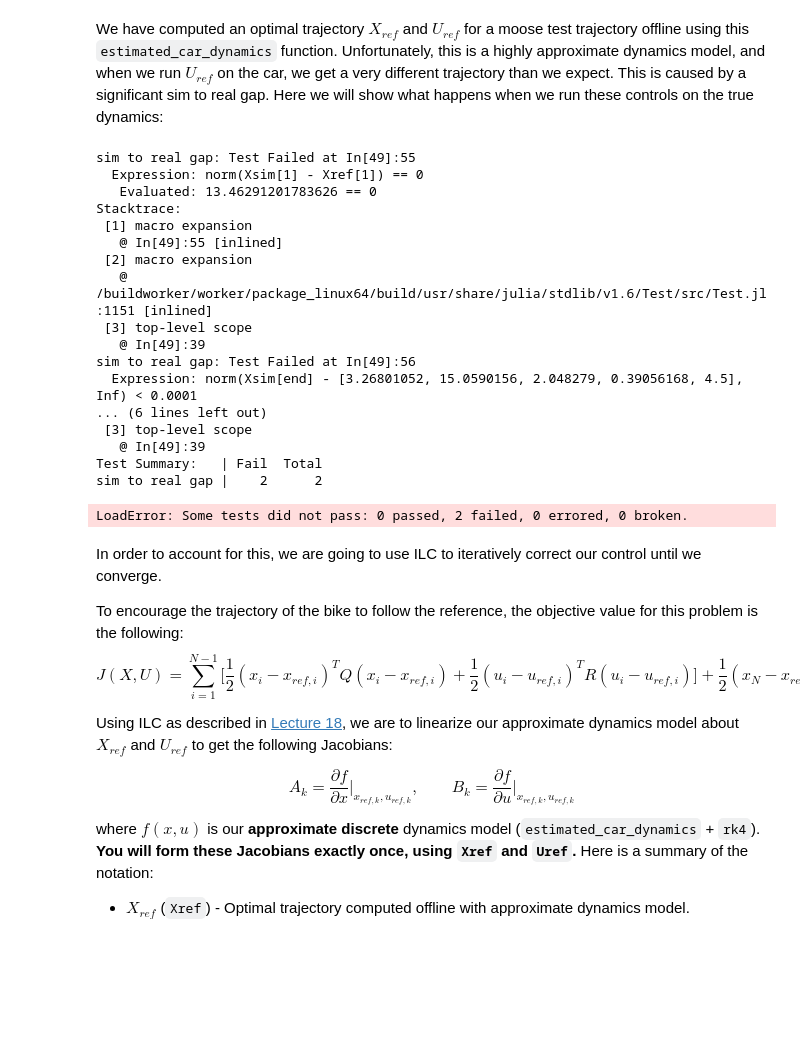
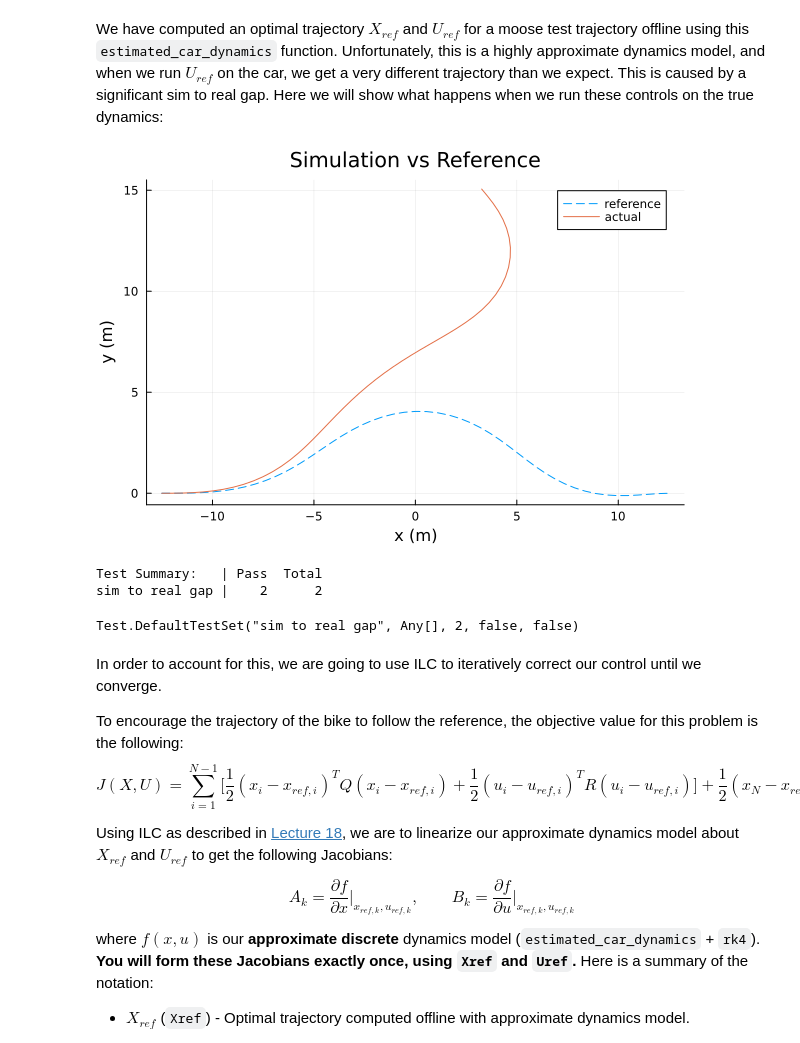
Before and after one commit to stevenwman/OCRL2024, a Jupyter notebook: HW/HW4_S24/Q1.ipynb, the cells around one changed output. Saved outputs shown, nothing was run; the diff lists cells and outputs as text; code cells hidden in the pictures; blank space fills up the shorter version.

```diff
--- a/HW/HW4_S24/Q1.ipynb
+++ b/HW/HW4_S24/Q1.ipynb
@@ -103,51 +103,41 @@ end
 @testset "sim to real gap" begin
     # problem size
     nx = 5
     nu = 2
     dt = 0.1
     tf = 5.0
     t_vec = 0:dt:tf
     N = length(t_vec)
     model = (L = 2.8, lr = 1.6)
 
     # optimal trajectory computed offline with approximate model
     Xref, Uref = load_car_trajectory()
 
     # TODO: simulated Uref with the true car dynamics and store the states in Xsim
     Xsim = [zeros(nx) for i = 1:N]
+    Xsim[1] = Xref[1]
+    for i = 2:N
+        Xsim[i] = rk4(model, true_car_dynamics, Xsim[i-1], Uref[i-1], dt)
+    end
 
 
     # --------testing------------------
     @test norm(Xsim[1] - Xref[1]) == 0
     @test norm(Xsim[end] - [3.26801052, 15.0590156, 2.0482790, 0.39056168, 4.5],Inf) < 1e-4
 
     # --------plotting/animation-------
     Xm= hcat(Xsim...)
     Xrefm = hcat(Xref...)
     plot(Xrefm[1,:], Xrefm[2,:], ls = :dash, label = "reference",
          xlabel = "x (m)", ylabel = "y (m)", title = "Simulation vs Reference")
     display(plot!(Xm[1,:], Xm[2,:], label = "actual"))
 
 end
 # %% [output]
+[figure, added]
-sim to real gap: Test Failed at In[49]:55
-  Expression: norm(Xsim[1] - Xref[1]) == 0
-   Evaluated: 13.46291201783626 == 0
-Stacktrace:
- [1] macro expansion
-   @ In[49]:55 [inlined]
- [2] macro expansion
-   @ /buildworker/worker/package_linux64/build/usr/share/julia/stdlib/v1.6/Test/src/Test.jl:1151 [inlined]
- [3] top-level scope
-   @ In[49]:39
-sim to real gap: Test Failed at In[49]:56
-  Expression: norm(Xsim[end] - [3.26801052, 15.0590156, 2.048279, 0.39056168, 4.5], Inf) < 0.0001
-... (6 lines left out)
- [3] top-level scope
-   @ In[49]:39
-Test Summary:   | Fail  Total
+Test Summary:   | Pass  Total
 sim to real gap |    2      2
-LoadError: Some tests did not pass: 0 passed, 2 failed, 0 errored, 0 broken.
+Test.DefaultTestSet("sim to real gap", Any[], 2, false, false)
 # %% [markdown]
 In order to account for this, we are going to use ILC to iteratively correct our control until we converge.
 
```
Also changed, not shown: parts of 2 cells of this notebook.
